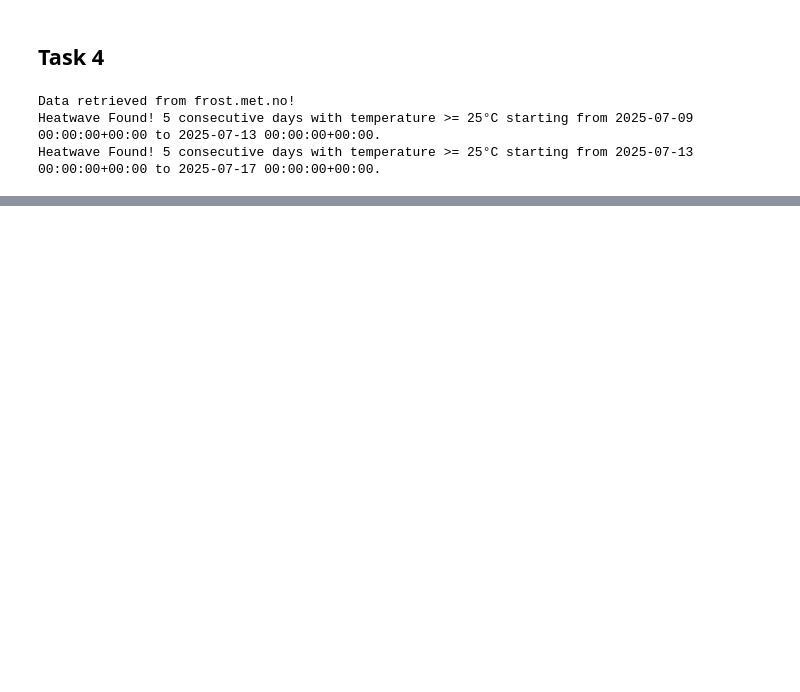
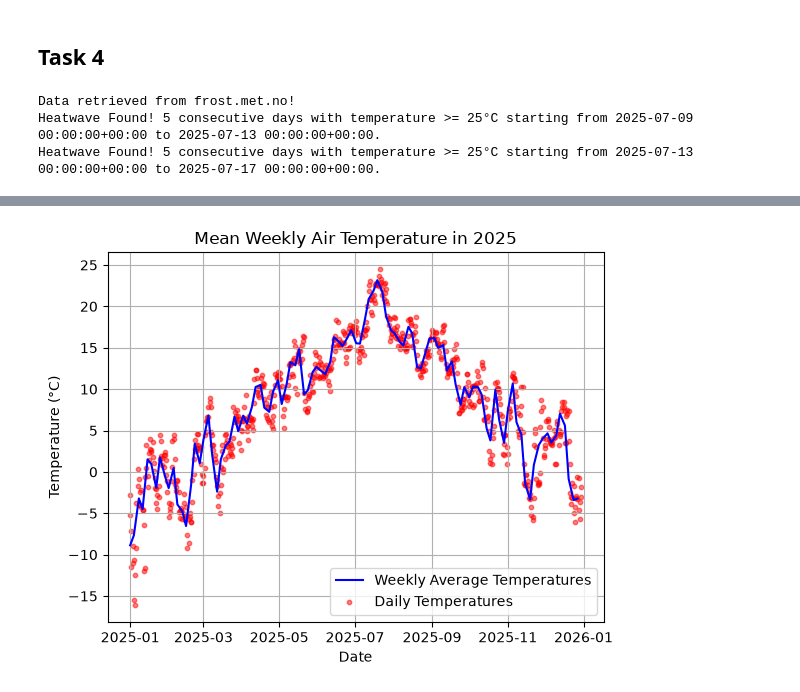
Before and after one commit to HABOZ1/Deliverable_1, a Jupyter notebook: deliverable_1.ipynb, the cells around one changed output, grey strips where cells are left out. Saved outputs shown, nothing was run; the diff lists cells and outputs as text; code cells hidden in the pictures; blank space fills up the shorter version.

```diff
--- a/deliverable_1.ipynb
+++ b/deliverable_1.ipynb
@@ -336,0 +357,89 @@ Heatwave Found! 5 consecutive days with temperature >= 25°C starting from 2025-
+# %%
+import requests
+import pandas as pd
+import matplotlib.pyplot as plt
+
+
+def week_average_temperature(list_of_temperatures):
+    """
+    Calculate the average temperature for each week given a list of daily temperatures.
+
+    Parameters:
+    list_of_temperatures (list): A list of daily temperatures.
+
+    Returns:
+    list: A list of average temperatures for each week.
+    """
+    weekly_averages = []
+    for i in range(0, len(list_of_temperatures), 7):
+        week = list_of_temperatures[i : i + 7]
+        if len(week) == 7:  # Ensure we have a full week
+            weekly_average = sum(week) / len(week)
+            weekly_averages.append(weekly_average)
+    return weekly_averages
+
+
+# Read the client ID from a file
+with open("../../frost_client_id.txt", "r") as file:
+    client_id = file.read().strip()
+
+# Define endpoint and parameters
+endpoint = "https://frost.met.no/observations/v0.jsonld"
+parameters = {
+    "sources": "SN17850",
+    "elements": "mean(air_temperature P1D)",
+    "referencetime": "2025-01-01/2025-12-31",
+}
+
+# Issue an HTTP GET request
+r = requests.get(endpoint, params=parameters, auth=(client_id, ""))
+
+# Extract JSON data
+json = r.json()
+
+# Check if the request worked, print out any errors
+if r.status_code == 200:
+    data = json["data"]
+    print("Data retrieved from frost.met.no!")
+else:
+    print("Error! Returned status code %s" % r.status_code)
+    print("Message: %s" % json["error"]["message"])
+    print("Reason: %s" % json["error"]["reason"])
+
+# This will return a Dataframe with all of the observations in a table format
+df = pd.DataFrame()
+rows = []
+for i in range(len(data)):
+    row = pd.DataFrame(data[i]["observations"])
+    row["referenceTime"] = data[i]["referenceTime"]
+    row["sourceId"] = data[i]["sourceId"]
+    rows.append(row)
+
+df = pd.concat(rows, ignore_index=True)
+
+# Extract temperatures and dates
+temperatures = df["value"]
+
+dates = pd.to_datetime(df["referenceTime"])
+
+# Calculate weekly averages
+weekly_averages = week_average_temperature(temperatures)
+weekly_dates = dates[::7][: len(weekly_averages)]  # Get the corresponding dates for weekly averages
+
+# Plot the data
+plt.plot(
+    weekly_dates, weekly_averages, color="blue", label="Weekly Average Temperatures"
+)
+plt.scatter(
+    dates, temperatures, color="red", s=10, alpha=0.5, label="Daily Temperatures"
+)
+
+# Add labels and title to the plot
+plt.title("Mean Weekly Air Temperature in 2025")
+plt.xlabel("Date")
+plt.ylabel("Temperature (°C)")
+plt.grid(True)
+plt.legend()
+
+plt.show()
+# %% [output]
@@ -336,0 +447 @@ Heatwave Found! 5 consecutive days with temperature >= 25°C starting from 2025-
+[figure, added]
```
Also changed, not shown: parts of 6 cells of this notebook.
